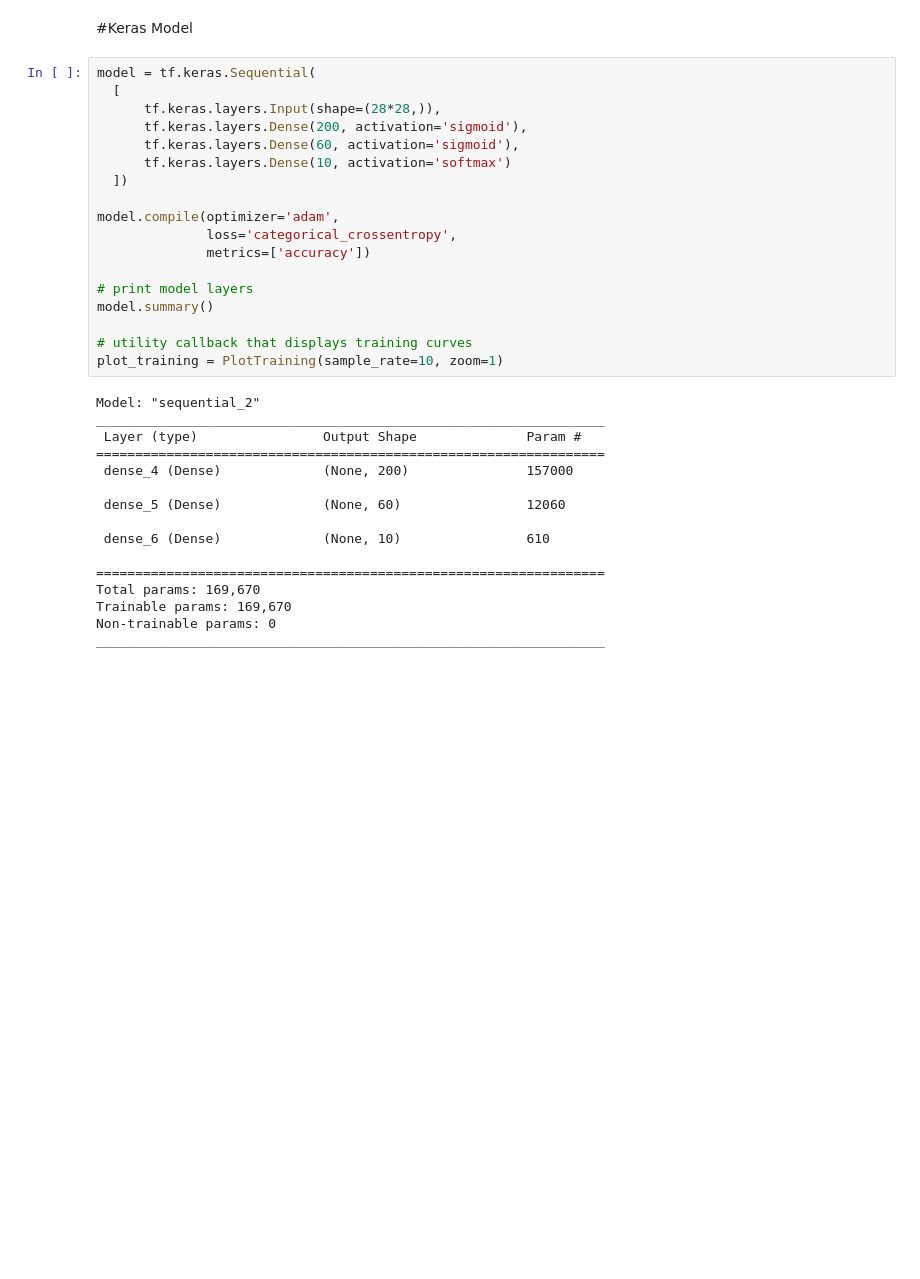
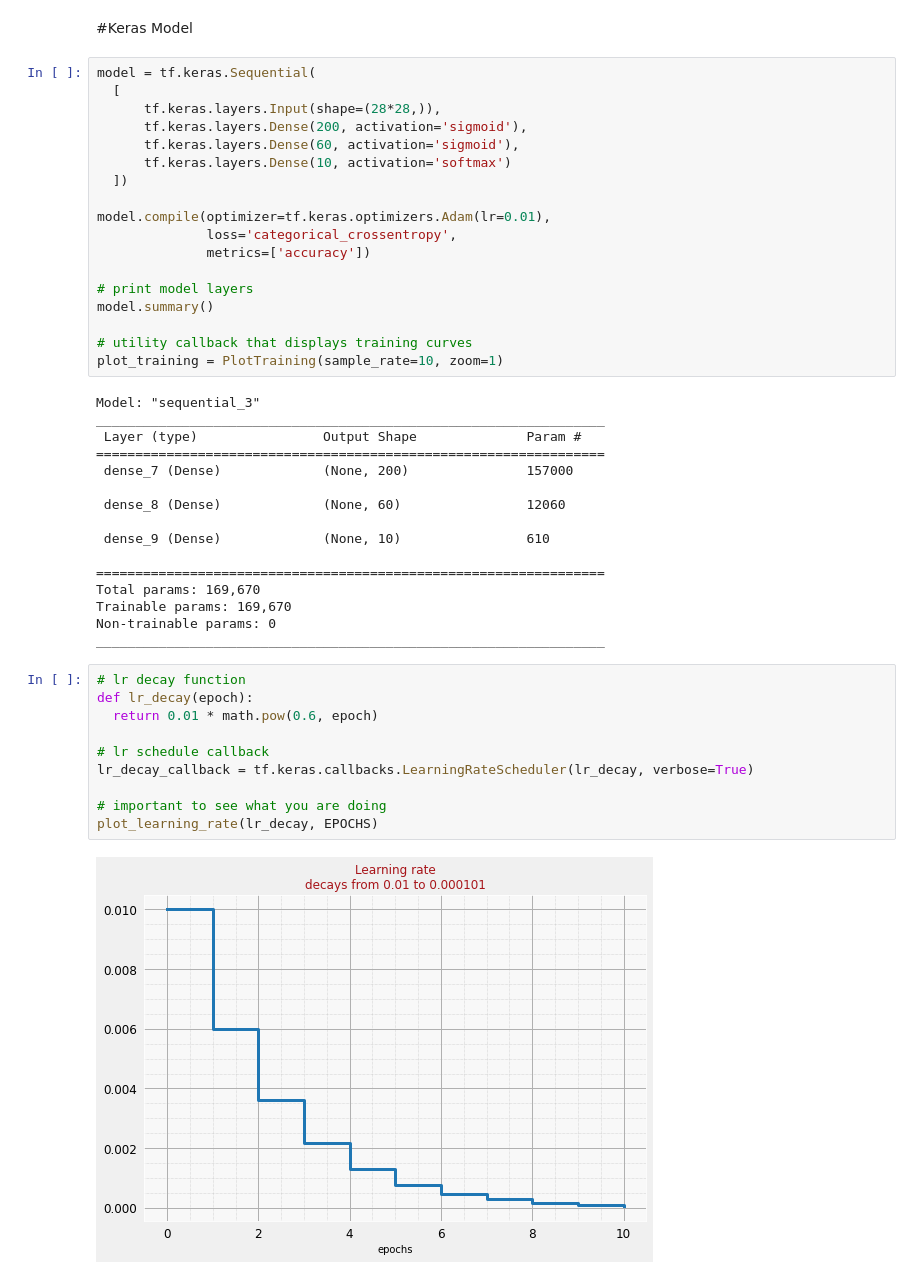
Before and after one commit to sharadnatarajSJSU/MNIST_digit_recognition, a Jupyter notebook: CMPE_257_Assignment_1.ipynb, the cells around one changed output. Cells and saved outputs as stored; diff of their text form; blank space fills up the shorter version.

```diff
--- a/CMPE_257_Assignment_1.ipynb
+++ b/CMPE_257_Assignment_1.ipynb
@@ -235,7 +235,7 @@ model = tf.keras.Sequential(
       tf.keras.layers.Dense(10, activation='softmax')
   ])
 
-model.compile(optimizer='adam',
+model.compile(optimizer=tf.keras.optimizers.Adam(lr=0.01),
               loss='categorical_crossentropy',
               metrics=['accuracy'])
 
@@ -245,21 +245,33 @@ model.summary()
 # utility callback that displays training curves
 plot_training = PlotTraining(sample_rate=10, zoom=1)
 # %% [output]
-Model: "sequential_2"
+Model: "sequential_3"
 _________________________________________________________________
  Layer (type)                Output Shape              Param #
 =================================================================
- dense_4 (Dense)             (None, 200)               157000
+ dense_7 (Dense)             (None, 200)               157000
 
- dense_5 (Dense)             (None, 60)                12060
+ dense_8 (Dense)             (None, 60)                12060
 
- dense_6 (Dense)             (None, 10)                610
+ dense_9 (Dense)             (None, 10)                610
 
 =================================================================
 Total params: 169,670
 Trainable params: 169,670
 Non-trainable params: 0
 _________________________________________________________________
+# %%
+# lr decay function
+def lr_decay(epoch):
+  return 0.01 * math.pow(0.6, epoch)
+
+# lr schedule callback
+lr_decay_callback = tf.keras.callbacks.LearningRateScheduler(lr_decay, verbose=True)
+
+# important to see what you are doing
+plot_learning_rate(lr_decay, EPOCHS)
+# %% [output]
+[figure, added]
 # %%
 steps_per_epoch = 60000//BATCH_SIZE  # 60,000 items in this dataset
 print("Steps per epoch: ", steps_per_epoch)
```
Also changed, not shown: parts of 2 cells of this notebook.
